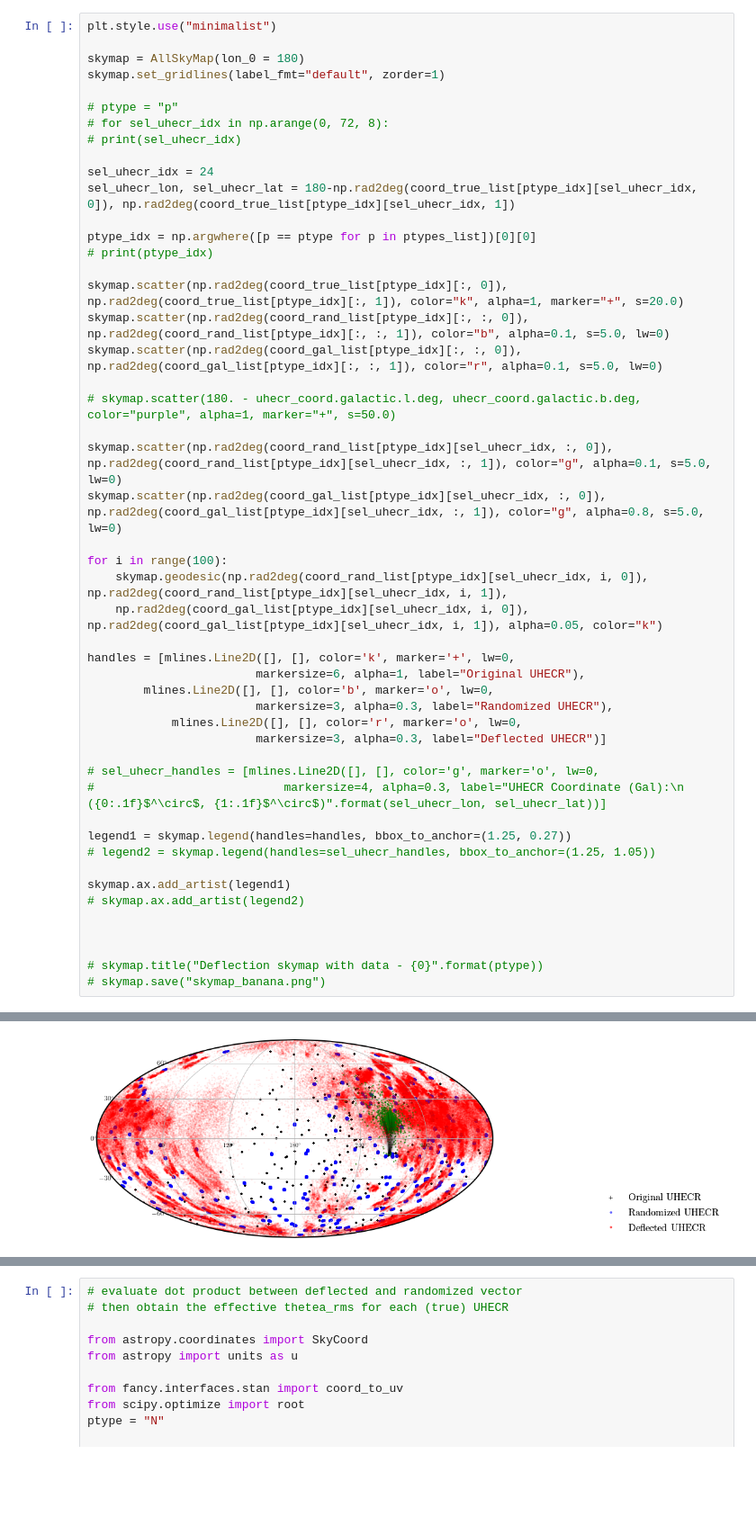
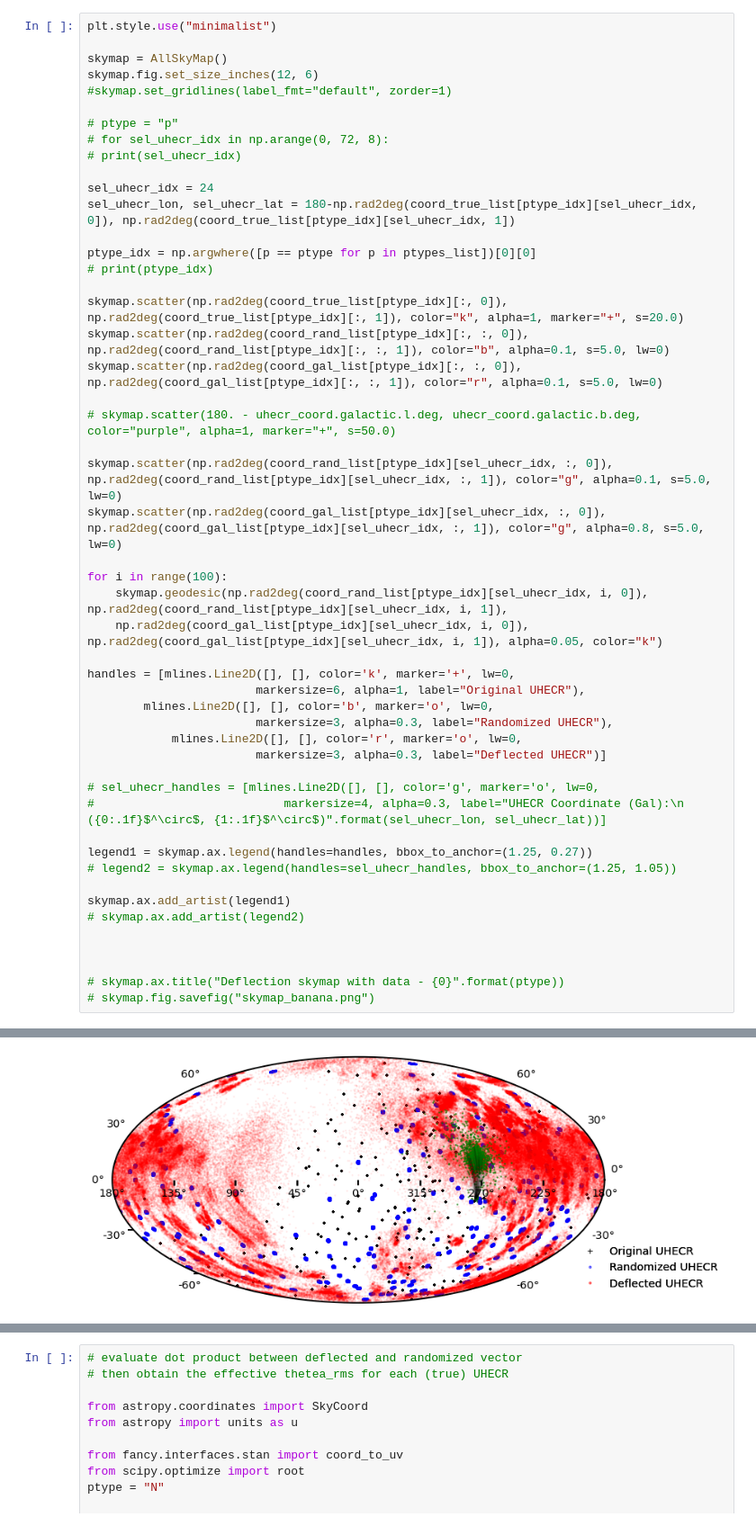
Before and after one commit to uhecr-project/uhecr_model, a Jupyter notebook: uhecr_model/paper_1/figures_deflection_exposure/figures_kappa_gmf.ipynb, the cells around one changed output, grey strips where cells are left out. Shown: that part at 90% size. Drawn from its saved outputs; the diff is of its cells as text; blank space fills up the shorter version.

```diff
--- a/uhecr_model/paper_1/figures_deflection_exposure/figures_kappa_gmf.ipynb
+++ b/uhecr_model/paper_1/figures_deflection_exposure/figures_kappa_gmf.ipynb
@@ -101,8 +102,9 @@ skymap.save(f"defl_skymap_{detector}_{ptype}_{gmf_model}.png")
 # %%
 plt.style.use("minimalist")
 
-skymap = AllSkyMap(lon_0 = 180)
-skymap.set_gridlines(label_fmt="default", zorder=1)
+skymap = AllSkyMap()
+skymap.fig.set_size_inches(12, 6)
+#skymap.set_gridlines(label_fmt="default", zorder=1)
 
 # ptype = "p"
 # for sel_uhecr_idx in np.arange(0, 72, 8):
@@ -137,15 +139,15 @@ handles = [mlines.Line2D([], [], color='k', marker='+', lw=0,
 # sel_uhecr_handles = [mlines.Line2D([], [], color='g', marker='o', lw=0,
 #                           markersize=4, alpha=0.3, label="UHECR Coordinate (Gal):\n ({0:.1f}$^\circ$, {1:.1f}$^\circ$)".format(sel_uhecr_lon, sel_uhecr_lat))]
 
-legend1 = skymap.legend(handles=handles, bbox_to_anchor=(1.25, 0.27))
-# legend2 = skymap.legend(handles=sel_uhecr_handles, bbox_to_anchor=(1.25, 1.05))
+legend1 = skymap.ax.legend(handles=handles, bbox_to_anchor=(1.25, 0.27))
+# legend2 = skymap.ax.legend(handles=sel_uhecr_handles, bbox_to_anchor=(1.25, 1.05))
 
 skymap.ax.add_artist(legend1)
 # skymap.ax.add_artist(legend2)
 
 
 
-# skymap.title("Deflection skymap with data - {0}".format(ptype))
-# skymap.save("skymap_banana.png")
+# skymap.ax.title("Deflection skymap with data - {0}".format(ptype))
+# skymap.fig.savefig("skymap_banana.png")
 # %% [output]
 <matplotlib.legend.Legend at 0x...>
@@ -153,4 +154,4 @@ skymap.ax.add_artist(legend1)
-[figure, old version]
+[figure, new version]
 # %%
 # evaluate dot product between deflected and randomized vector
 # then obtain the effective thetea_rms for each (true) UHECR
```
Also changed, not shown: parts of 8 cells of this notebook, 4 other files.
